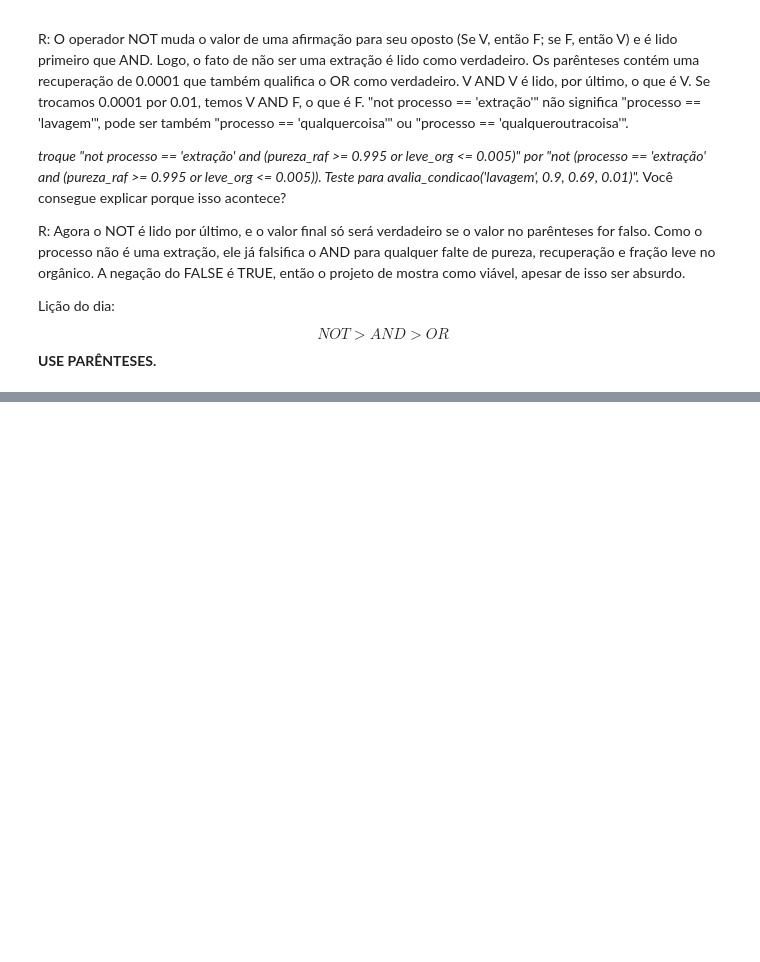
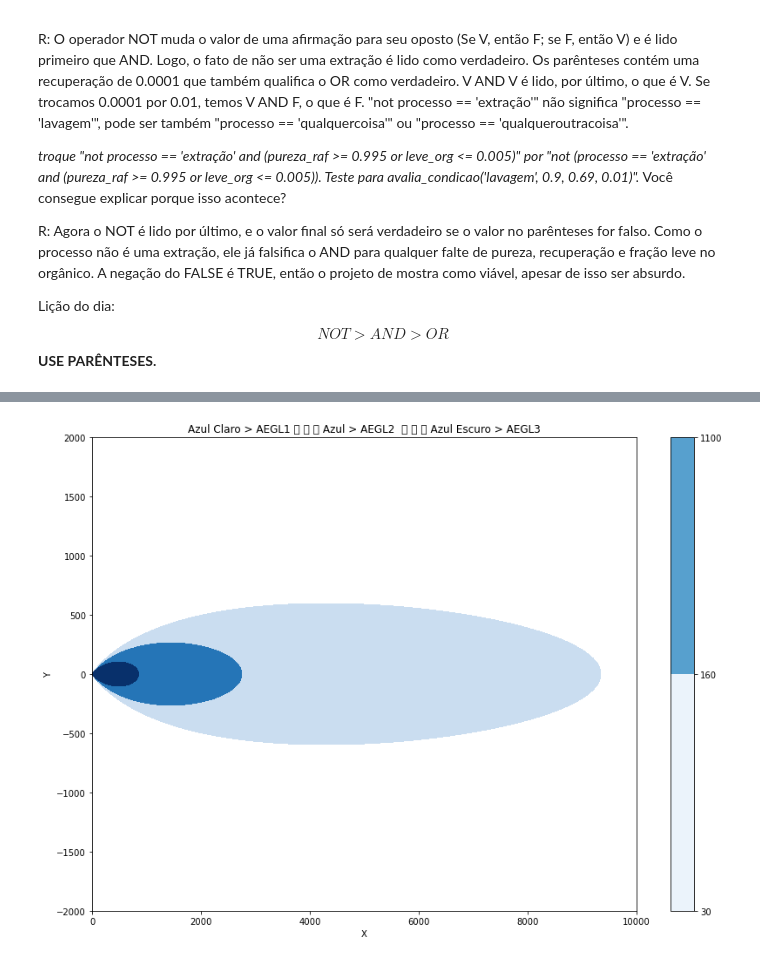
Before and after one commit to forcodeufrj/pbapq, a Jupyter notebook: Notebooks em Andamento/Operadores Lógicos e Condicionais.ipynb, the cells around one changed output, grey strips where cells are left out. Drawn from its saved outputs; the diff is of its cells as text; code cells hidden in the pictures; blank space fills up the shorter version.

```diff
--- a/Notebooks em Andamento/Operadores Lógicos e Condicionais.ipynb
+++ b/Notebooks em Andamento/Operadores Lógicos e Condicionais.ipynb
@@ -216,0 +525,7 @@ $$NOT > AND > OR$$ **USE PARÊNTESES.**
+# %%
+# uma regra prática: se você não pretende mexer num certo valor (como numa constante),
+# deixe ele apenas no escopo global (definido fora de uma função) e não coloque como argumento da função.
+# quando formos plotar a nossa pluma, o único valor que irá ficar mudando continuamente será "x" e "y".
+K = lambda: K0 * (M0/M)**(1/3)
+Psat = lambda: e**(c1 + c2/T + c3*ln(T) + c4*T**c5)
+Q = lambda: M*K()*A*Psat()/R/T
@@ -216,0 +637,55 @@ $$NOT > AND > OR$$ **USE PARÊNTESES.**
+# %%
+def concentracao(x, y):
+    """
+    experimente o modelo para valores muito pequenos de x e veja que ele perde completamente o significado físico.
+    """
+    k = K()
+    psat = Psat()
+    q = Q()
+    classe_estabilidade = classeEstabilidade()
+    sigmay, sigmaz = sigma(x)
+
+    conc = q/pi/u/sigmay/sigmaz * e**(-1/2 * y**2/sigmay**2) *1e6
+    return conc
+# %%
+import numpy as np
+from numpy import ma
+import matplotlib.pyplot as plt
+from matplotlib import ticker, cm
+import matplotlib.colors as colors
+import matplotlib.cbook as cbook
+
+aegl1 = 30 #mg/m³
+aegl2 = 160 #mg/m³
+aegl3 = 1100 #mg/m³
+
+x1s = [i for i in np.logspace(0, 4, 300)]
+y1s = [i for i in np.logspace(0, 3, 300)]
+y2s = [-i for i in np.logspace(0, 3, 300)]
+
+X1s, Y1s = np.meshgrid(x1s, y1s)
+X2s, Y2s = np.meshgrid(x1s, y2s)
+Concentracoes1 = concentracao(X1s, Y1s)
+Concentracoes2 = concentracao(X2s, Y2s)
+Concentracoes1 = ma.masked_where(Concentracoes1 < 10, Concentracoes1)
+Concentracoes2 = ma.masked_where(Concentracoes2 < 10, Concentracoes2)
+gambiarra1, gambiarra2 = np.meshgrid(np.array([0, 1]), np.array([0, 1]))
+
+
+fundo = plt.figure(figsize = (14, 10))
+contorno = fundo.add_subplot(1, 1, 1)
+
+gambiarra = contorno.contourf(gambiarra1, gambiarra2, gambiarra2, cmap = cm.Blues,
+                              levels = [aegl1, aegl2, aegl3])
+metadeSuperior = contorno.contourf(X1s, Y1s, Concentracoes1, cmap = cm.Blues,
+                                   norm=colors.LogNorm(vmin=aegl1, vmax=aegl3), levels = [aegl1, aegl2, aegl3, 1e6])
+metadeInferior = contorno.contourf(X2s, Y2s, Concentracoes2, cmap = cm.Blues,
+                                   norm=colors.LogNorm(vmin=aegl1, vmax=aegl3), levels = [aegl1, aegl2, aegl3, 1e6])
+contorno.set_ylabel('Y')
+contorno.set_xlabel('X')
+contorno.set_title("Azul Claro > AEGL1 \t \t \t Azul > AEGL2  \t \t \t Azul Escuro > AEGL3")
+contorno.set_ylim(-2000, 2000)
+contorno.set_xlim(0, 10000)
+cb = fundo.colorbar(gambiarra, ax=contorno)
+# %% [output]
+[figure, added]
```
Also changed, not shown: parts of 12 cells of this notebook, 7 other files.
